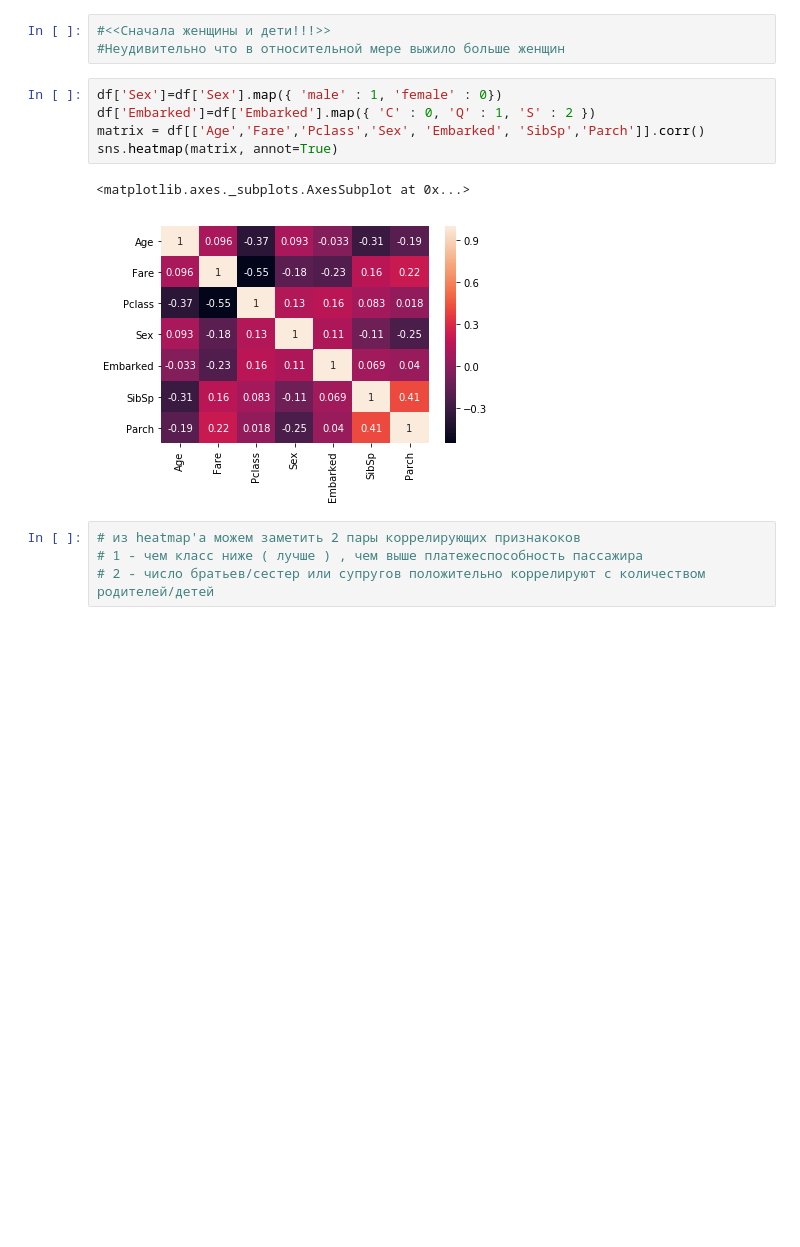
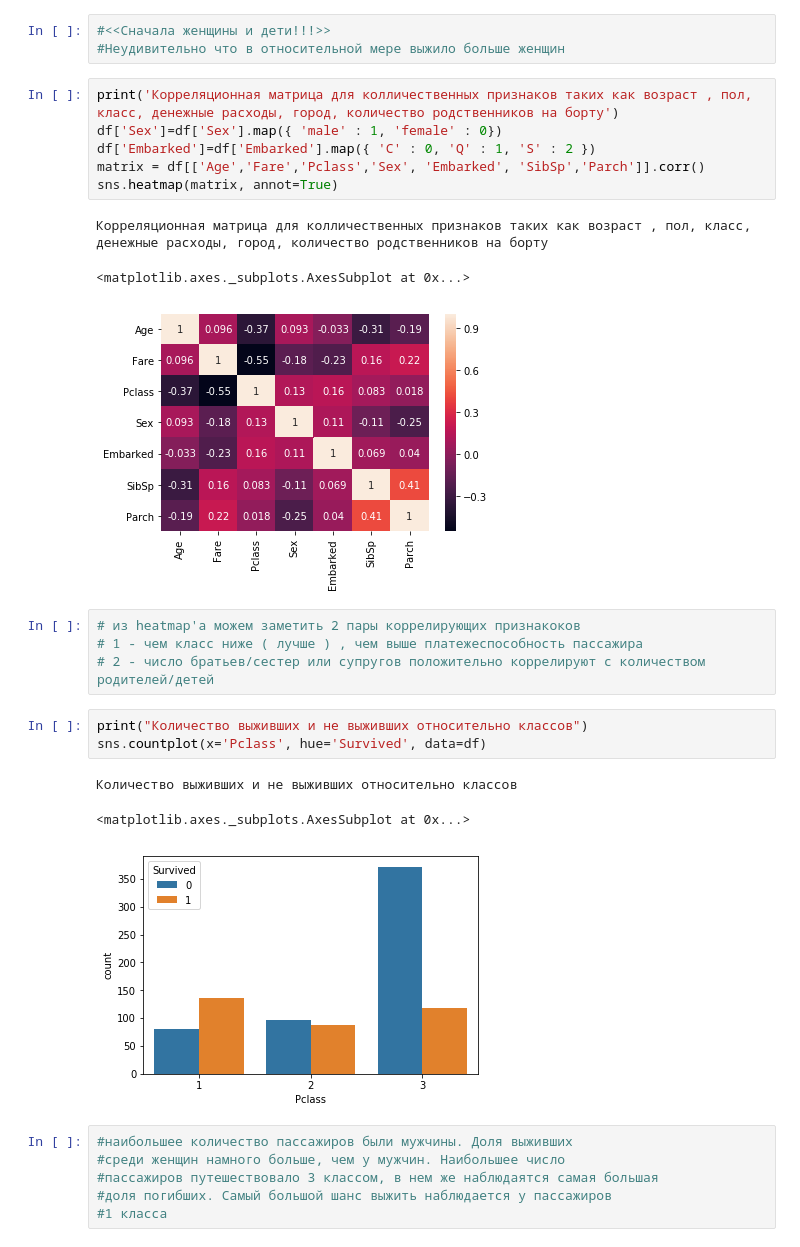
Before and after one commit to pyro-bot/AI_1, a Jupyter notebook: лабы_решения/1161_1/Западнов/Lab3.ipynb, the cells around one changed output. Cells and saved outputs as stored; diff of their text form; blank space fills up the shorter version.

```diff
--- a/лабы_решения/1161_1/Западнов/Lab3.ipynb
+++ b/лабы_решения/1161_1/Западнов/Lab3.ipynb
@@ -54,14 +101,29 @@ df.groupby('Sex')['Survived'].mean().plot(kind="bar", rot=0)
 #<<Сначала женщины и дети!!!>>
 #Неудивительно что в относительной мере выжило больше женщин
 # %%
+print('Корреляционная матрица для колличественных признаков таких как возраст , пол, класс, денежные расходы, город, количество родственников на борту')
 df['Sex']=df['Sex'].map({ 'male' : 1, 'female' : 0})
 df['Embarked']=df['Embarked'].map({ 'C' : 0, 'Q' : 1, 'S' : 2 })
 matrix = df[['Age','Fare','Pclass','Sex', 'Embarked', 'SibSp','Parch']].corr()
 sns.heatmap(matrix, annot=True)
 # %% [output]
-<matplotlib.axes._subplots.AxesSubplot at 0x...>
+Корреляционная матрица для колличественных признаков таких как возраст , пол, класс, денежные расходы, город, количество родственников на борту
+<matplotlib.axes._subplots.AxesSubplot at 0x...>
 [figure]
 # %%
 # из heatmap'а можем заметить 2 пары коррелирующих признакоков
 # 1 - чем класс ниже ( лучше ) , чем выше платежеспособность пассажира
 # 2 - число братьев/сестер или супругов положительно коррелируют с количеством родителей/детей
+# %%
+print("Количество выживших и не выживших относительно классов")
+sns.countplot(x='Pclass', hue='Survived', data=df)
+# %% [output]
+Количество выживших и не выживших относительно классов
+<matplotlib.axes._subplots.AxesSubplot at 0x...>
+[figure, added]
+# %%
+#наибольшее количество пассажиров были мужчины. Доля выживших
+#среди женщин намного больше, чем у мужчин. Наибольшее число
+#пассажиров путешествовало 3 классом, в нем же наблюдаятся самая большая
+#доля погибших. Самый большой шанс выжить наблюдается у пассажиров
+#1 класса
```
Also changed, not shown: parts of 10 cells of this notebook.
